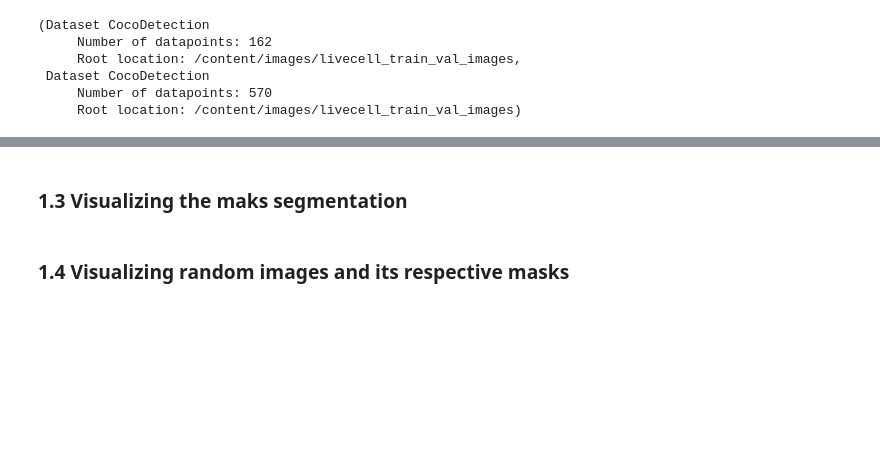
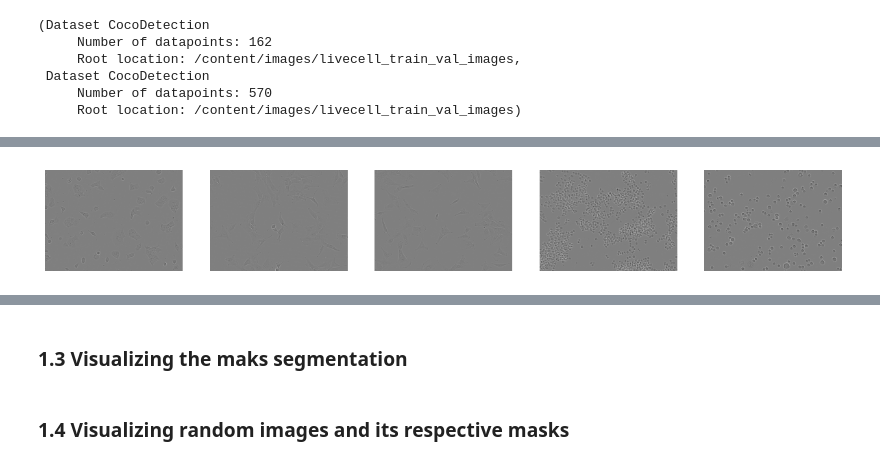
Before and after one commit to Weverton-Vitor/semantic-segmentation-unet, a Jupyter notebook: semantic_segmentation_of_cells_on_microscope_images_using_unet.ipynb, the cells around one changed output, grey strips where cells are left out. Saved outputs shown, nothing was run; the diff lists cells and outputs as text; code cells hidden in the pictures; blank space fills up the shorter version.

Commit message:
Visualizing random samples

```diff
--- a/semantic_segmentation_of_cells_on_microscope_images_using_unet.ipynb
+++ b/semantic_segmentation_of_cells_on_microscope_images_using_unet.ipynb
@@ -77,0 +90,14 @@ train_dataset[2][0]
+# %%
+def show_random_samples(dataset: datasets.CocoDetection, qty: int=5) -> None:
+  random_samples = random.sample(range(len(dataset)), k=qty)
+
+  fig = plt.figure(figsize=(15, 15))
+
+  for i, sample in enumerate(random_samples):
+    fig.add_subplot(1, qty, i+1)
+    plt.imshow(dataset[sample][0])
+    plt.axis('off')
+# %%
+show_random_samples(train_dataset)
+# %% [output]
+[figure, added]
```
Also changed, not shown: parts of 7 cells of this notebook.
